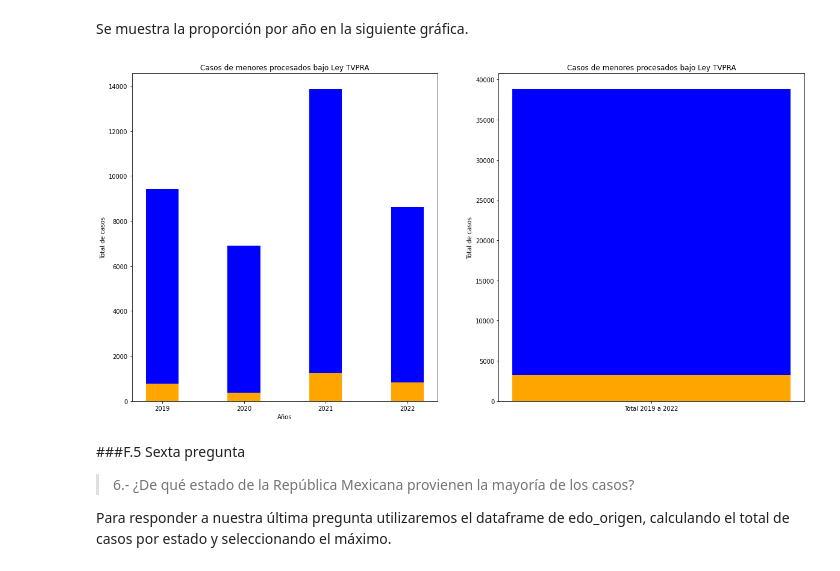
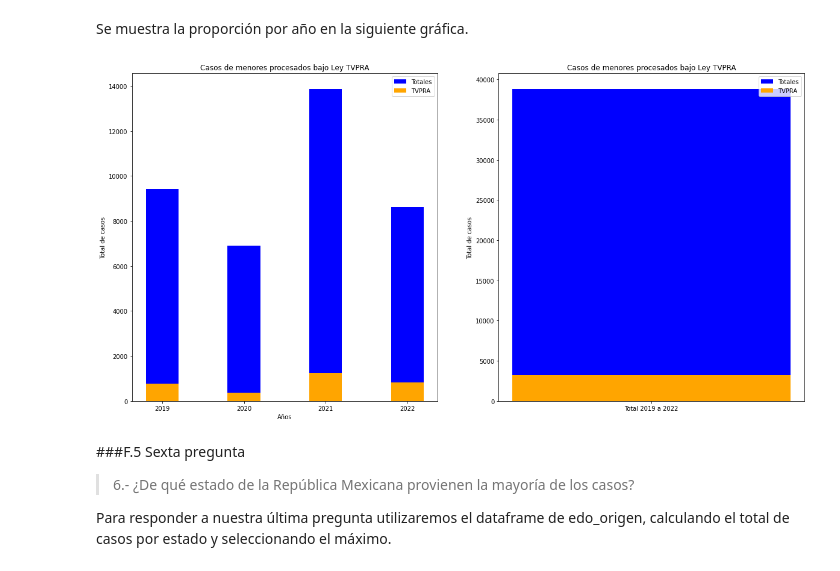
Before and after one commit to JuanMaLR/bedu-equipo4-dataScience-P-FP, a Jupyter notebook: FinalProject.ipynb, the cells around one changed output. Saved outputs shown, nothing was run; the diff lists cells and outputs as text; code cells hidden in the pictures.

```diff
--- a/FinalProject.ipynb
+++ b/FinalProject.ipynb
@@ -1409,24 +1409,26 @@ Se muestra la proporción por año en la siguiente gráfica.
 # %%
 fig2 = plt.figure(figsize=(20,10))
 fig2.tight_layout()
 
 plt.subplot(121)
 plt.title('Casos de menores procesados bajo Ley TVPRA')
 plt.bar(casos_mig_1922.columns, menores_ann, color ='blue', width = 0.4)
 plt.bar(casos_mig_1922.columns, TVPRA, color ='orange', width = 0.4)
 plt.xlabel("Años")
+plt.legend(["Totales","TVPRA"])
 plt.ylabel("Total de casos")
 
 plt.subplot(122)
 plt.title('Casos de menores procesados bajo Ley TVPRA')
 plt.bar('Total 2019 a 2022', menores_total, color ='blue', width = 0.2)
 plt.bar('Total 2019 a 2022', TVPRA_total, color ='orange', width = 0.2)
 #plt.xlabel("Años")
+plt.legend(["Totales","TVPRA"])
 plt.ylabel("Total de casos")
 
 plt.show()
 # %% [output]
-[figure, old version]
+[figure, new version]
 # %% [markdown]
 ###F.5 Sexta pregunta
 
```
